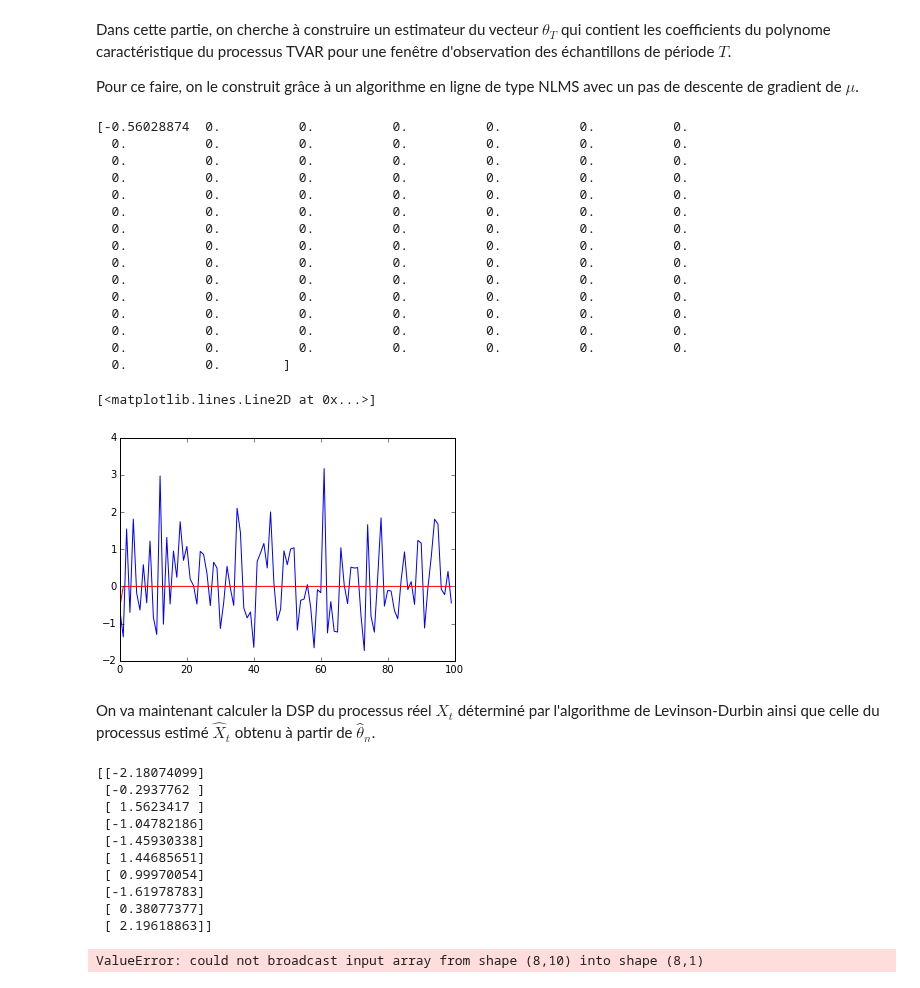
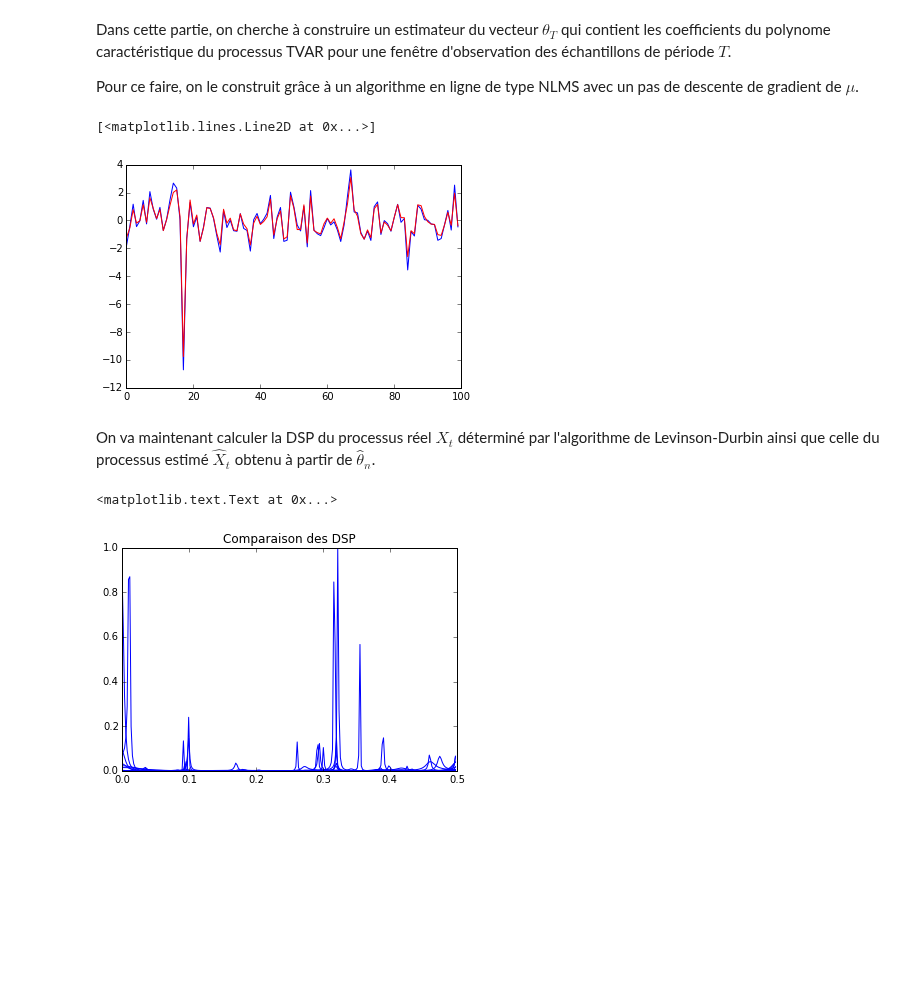
Before and after one commit to jngod2011/TVAR_Prediction, a Jupyter notebook: SIGMA205_exemple_TVAR(2).ipynb, the cells around one changed output. Cells and saved outputs as stored; diff of their text form; code cells hidden in the pictures; blank space fills up the shorter version.

```diff
--- a/SIGMA205_exemple_TVAR(2).ipynb
+++ b/SIGMA205_exemple_TVAR(2).ipynb
@@ -296,65 +296,37 @@ epsilon = np.random.randn(2*T)
 
 X, theta = generation_TVAR(d, T, epsilon)
 X_est, theta_est = generation_est(X, d, T, mu)
-print(X_est)
 
 plt.plot(X[T:], 'b')
 plt.plot(X_est, 'r')
 # %% [output]
-[-0.56028874  0.          0.          0.          0.          0.          0.
-  0.          0.          0.          0.          0.          0.          0.
-  0.          0.          0.          0.          0.          0.          0.
-  0.          0.          0.          0.          0.          0.          0.
-  0.          0.          0.          0.          0.          0.          0.
-  0.          0.          0.          0.          0.          0.          0.
-  0.          0.          0.          0.          0.          0.          0.
-  0.          0.          0.          0.          0.          0.          0.
-  0.          0.          0.          0.          0.          0.          0.
-  0.          0.          0.          0.          0.          0.          0.
-  0.          0.          0.          0.          0.          0.          0.
-  0.          0.          0.          0.          0.          0.          0.
-  0.          0.          0.          0.          0.          0.          0.
-  0.          0.          0.          0.          0.          0.          0.
-  0.          0.        ]
+[<matplotlib.lines.Line2D at 0x...>]
-[<matplotlib.lines.Line2D at 0x...>]
-[figure, old version]
+[figure, new version]
 # %% [markdown]
 On va maintenant calculer la DSP du processus réel $X_t$ déterminé par l'algorithme de Levinson-Durbin ainsi que celle du processus estimé $\hat X_t$ obtenu à partir de $\hat\theta_n$.
 # %%
 from scipy.fftpack import fft
 
-N = 512
-
-### TODO : pb du dédoublement des valeurs (retour réel, complex ?)
-
-def dsp(theta,T, N = 8):
+def dsp(theta, T, N = 512):
     dsp_array = np.matrix(np.zeros((N, T)))
 
     for t in np.arange(T):
-        print(theta[:,t])
-        dsp_array[:,t] = np.matrix(1./abs(fft(theta[:,t], N)) ** 2).T
+        dsp_array[:,t] = np.matrix(1./abs(fft(theta[:,t].T, N)) ** 2).T
 
     return dsp_array
-
-dsp_X = dsp(theta, T)
-dsp_X_est = dsp(theta_est, T)
-
-lambd = np.arange(N, dtype = 'double') / N
-
-plt.plot(lambd, dsp_X, 'r', label ='vraie DSP')
-plt.plot(lambd, dsp_X_est, 'b', label = 'DSP estimee')
-plt.title("Comparaison des DSP")
-# %% [output]
-[[-2.18074099]
- [-0.2937762 ]
- [ 1.5623417 ]
- [-1.04782186]
- [-1.45930338]
- [ 1.44685651]
- [ 0.99970054]
- [-1.61978783]
- [ 0.38077377]
- [ 2.19618863]]
-ValueError: could not broadcast input array from shape (8,10) into shape (8,1)
+# %%
+N = 512
+
+dsp_X = dsp(theta, T, N)
+dsp_X_est = dsp(theta_est, T, N)
+
+lambd = np.arange(N/2, dtype = 'double') / N
+
+#plt.plot(lambd, dsp_X/np.max(abs(dsp_X)), 'r', label ='vraie DSP')
+plt.plot(lambd, (dsp_X_est/np.max(abs(dsp_X_est)))[0:N/2], 'b', label = 'DSP estimee')
+plt.title("Comparaison des DSP")
+# %% [output]
+<matplotlib.text.Text at 0x...>
+[figure, added]
 # %%
 ### TODO : faire un itérateur en fonction de mu des comapratifs entre les dsp/X_est pour comprendre l'influence de mu
```
